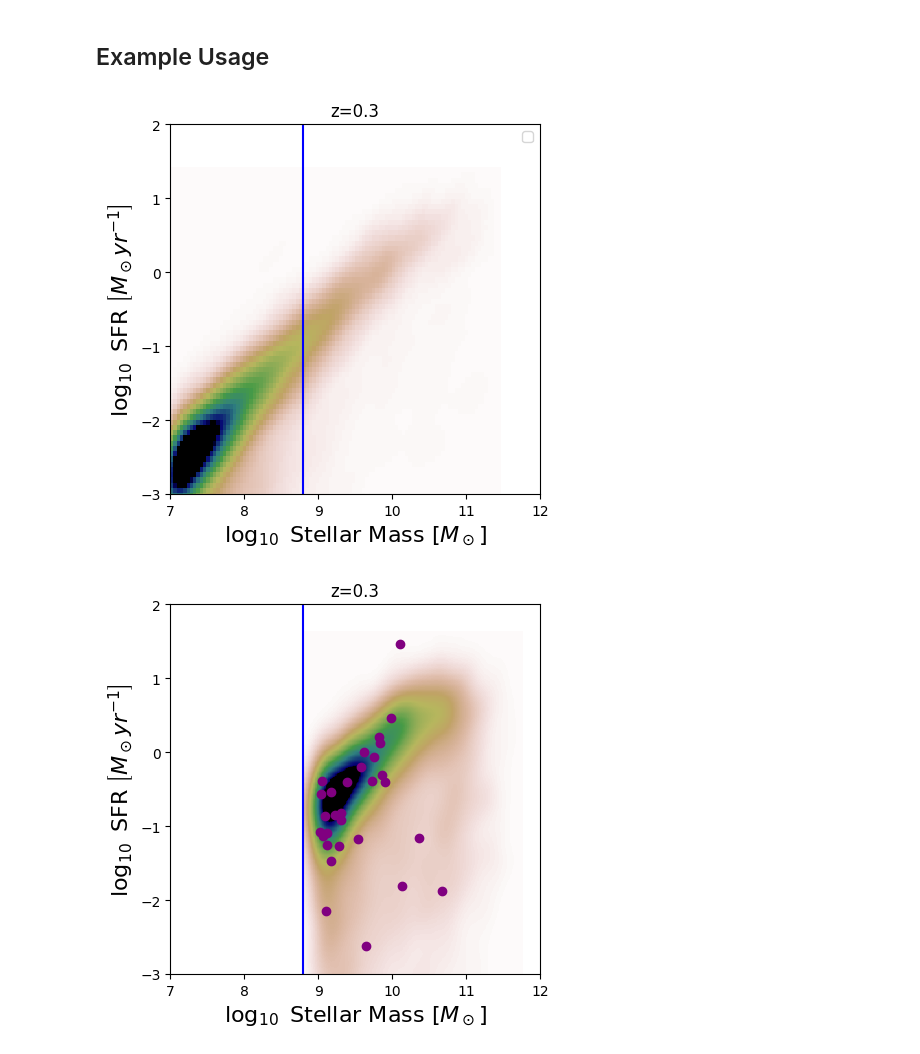
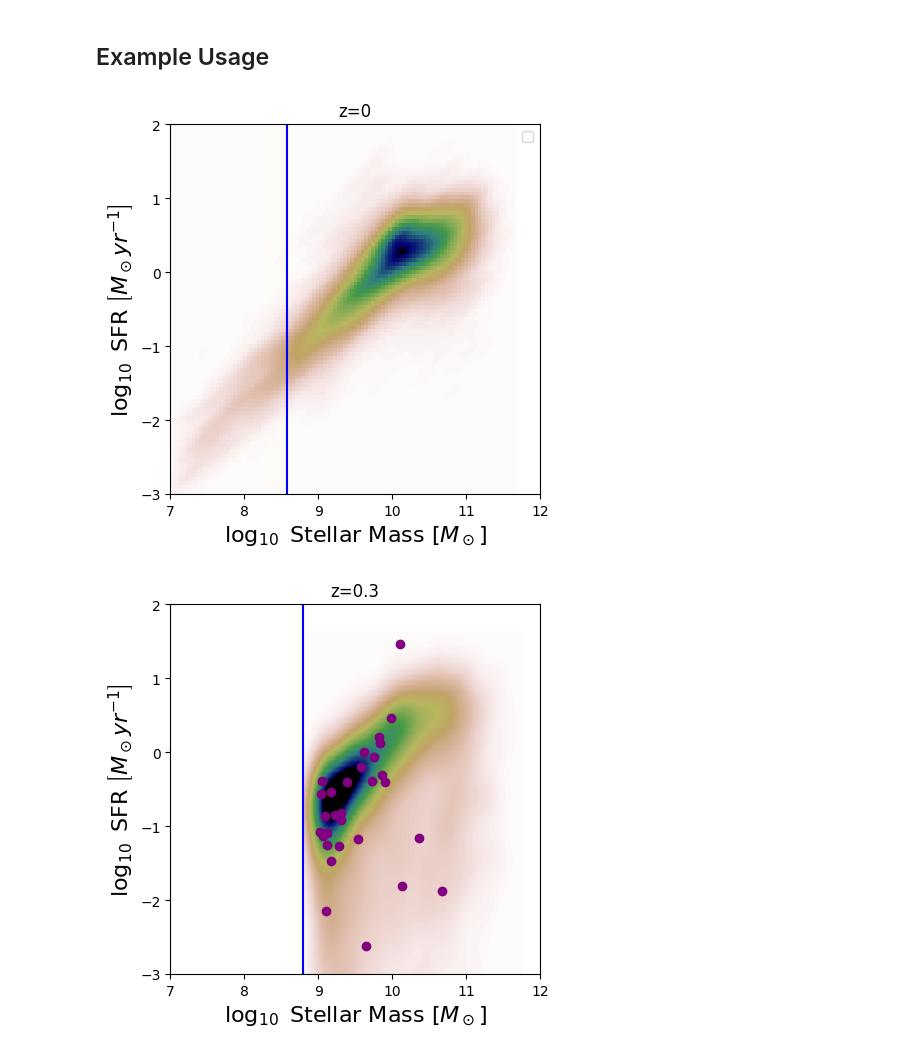
Before and after one commit to hoasaf3/host-galaxies-stats, a Jupyter notebook: frb_hosts_stats.ipynb, the cells around one changed output. Cells and saved outputs as stored; diff of their text form; code cells hidden in the pictures.

Commit message:
added redshift evolution

```diff
--- a/frb_hosts_stats.ipynb
+++ b/frb_hosts_stats.ipynb
@@ -327,7 +327,7 @@ z_to_selection_factor = {}
 mgrid = leja_utils.mgrid
 metallicity_sigmoid = np.log(sigmoid(mgrid, M_C_SHARMA, BETA_SHARMA))
 
-extra_z = [0.25, 0.279, 0.3, 0.478, 0.5]  # z values not within frb_hosts, to plot for examples
+extra_z = [0, 0.1, 0.25, 0.279, 0.3, 0.478, 0.5]  # z values not within frb_hosts, to plot for examples
 for z in frb_hosts['z'].tolist() + extra_z:
     sigma = _get_sigma_for_z(z)
     lum_distance = cosmo.luminosity_distance(z).to(u.cm).value  # cm
@@ -448,41 +449,39 @@ Generate samples with continuity model and optical selection bias,
 plot results with FRB host galaxies
 Note: the background density represents a single redshift, whereas each host-
       galaxy has different z, and plotted here just for a crude comparison.
 """
-z = 0.15  # np.median(frb_hosts['z'])  # 0.2417
-import importlib
-importlib.reload(logpdfs)
+z = 0  # np.median(frb_hosts['z'])  # 0.2417
 # Create logpdf
 # logpdf = logpdfs.get_weighted_logpdf(
 #     logpdfs.get_logpdf(z, prob_density), 1, 0)  # mass-weighted, no optical lnprior
 # logpdf = get_wlogpdf_w_opt(z, prob_density, 1, 0)  # mass-weighted with optical lnprior
 # logpdf = get_wlogpdf_w_opt(z, prob_density, 0, 1)  # sfr-weighted with optical lnprior
 # logpdf = get_gc_logpdf_w_opt(z, prob_density)  # gc-weighted with optical lnprior
 # logpdf = get_metallicity_logpdf(z, prob_density) # metallicity-weighted
-logpdf = logpdfs.get_logpdf(z, prob_density, continuity=True)  # simple, unweighted logpdf
-logpdf = logpdfs.get_logpdf(z, prob_density, continuity=True, redshift_evolution=False)  # simple, unweighted logpdf
-# wlogpdf = logpdfs.get_weighted_logpdf(logpdf, 1, 0)  # mass-weighted, no optical lnprior
+# logpdf = logpdfs.get_logpdf(z, prob_density, continuity=True)  # simple, unweighted logpdf
+logpdf = logpdfs.get_logpdf(z, prob_density, continuity=True, redshift_evolution=True)  # simple, unweighted logpdf
+wlogpdf = logpdfs.get_weighted_logpdf(logpdf, 0, 1)  # mass-weighted, no optical lnprior
 
 # Generate samples
-logpdf_samples = mc.get_samples(logpdf, steps=1000)
+logpdf_samples = mc.get_samples(wlogpdf, steps=1000)
 
 # Plot samples
 ax,_, _ = mc.plot_from_samples(logpdf_samples)
 mthres = leja_utils.cosmos15_mass_completeness(z)
 ax.axvline(mthres, color='blue')
 # Further customization
 # frb_hosts = frb_hosts[frb_hosts['z']<=0.2].reset_index()  # for metalicity
 # ax.plot(np.log10(frb_hosts['Mstar']), np.log10(frb_hosts['SFR']),
 #         '*', color='red', markersize=5, label="FRB host galaxies")
 ax.set_xlim([7, 12])
 ax.set_ylim([-3,2])
 ax.set_xlabel(r"$\log_{10}$" + " Stellar Mass " + r"$\left[M_\odot\right]$", fontsize=16)
 ax.set_ylabel(r"$\log_{10}$" + " SFR " + r"$\left[M_\odot yr^{-1}\right]$", fontsize=16)
 ax.set_title(f"z={z}")
 ax.legend()
 plt.show()
 # %% [output]
-[figure, old version]
+[figure, new version]
 # %%
 """
 create a gif of emcee samplers
```
Also changed, not shown: parts of 10 cells of this notebook, 2 other files.
